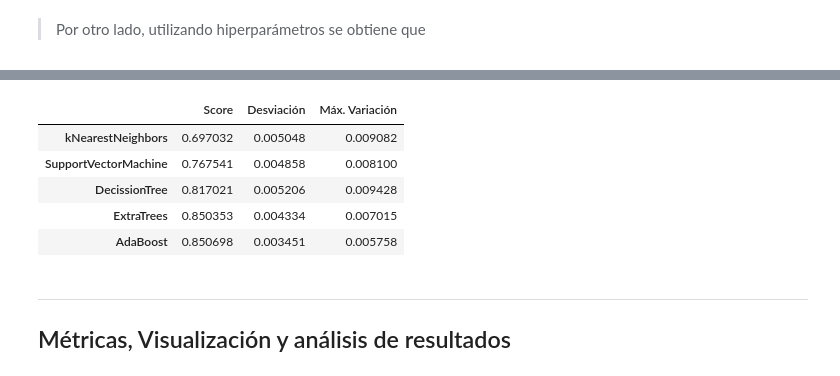
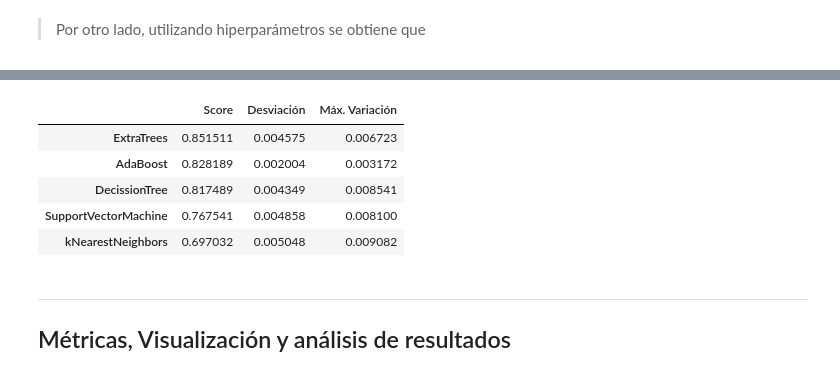
Before and after one commit to brunomb97/mat281-proyecto, a Jupyter notebook: resultados.ipynb, the cells around one changed output, grey strips where cells are left out. Saved outputs shown, nothing was run; the diff lists cells and outputs as text; code cells hidden in the pictures.

```diff
--- a/resultados.ipynb
+++ b/resultados.ipynb
@@ -739,12 +743,12 @@ Modelo: ET
 # %%
 name = 'AB'
 
-preab = AdaBoostClassifier(AdaBoostClassifier(ExtraTreesClassifier()))
+preab = DecisionTreeClassifier(criterion = 'entropy', max_depth=10)
 preab.fit(Xcl_train, ycl_train)
 
 PrePredicts[name] = preab.predict(Xcl_test)
 PreScoreStats[name] = preab.score(Xcl_test, ycl_test)
-PreCVStats[name] = csmStat(cross_val_model(AdaBoostClassifier(ExtraTreesClassifier()), Xcl, ycl))
+PreCVStats[name] = csmStat(cross_val_model(DecisionTreeClassifier(criterion = 'entropy', max_depth=10), Xcl, ycl))
 
 print(toString(name, PreScoreStats, PreCVStats))
 # %% [output]
@@ -758,8 +762,6 @@ Modelo: AB
 # %%
-abBestParams = best_params(AdaBoostClassifier(),
-                     {'base_estimator': [ExtraTreesClassifier().set_params(**etBestParams),
-                                         DecisionTreeClassifier().set_params(**dtBestParams)],
-                    'n_estimators': range(150, 280, 20)},
+abBestParams = best_params(AdaBoostClassifier(DecisionTreeClassifier(criterion = 'entropy', max_depth=10)),
+                     {'n_estimators': range(150, 280, 20)},
                      Xcl_train,
                      ycl_train,
                    v = 2)
@@ -854,21 +855,21 @@ dfPostScoreStats
 # %%
 dfPostCVStats = (pd.DataFrame.from_dict(PostCVStats,
                        orient='index',
                        columns=['Score', 'Desviación', 'Máx. Variación'])
              .rename({'ET': 'ExtraTrees',
                      'DT': 'DecissionTree',
                      'kNN': 'kNearestNeighbors',
                      'SVC': 'SupportVectorMachine',
                      'AB': 'AdaBoost'})
-             .sort_values(by='Score', ascending=True))
+             .sort_values(by='Score', ascending=False))
 dfPostCVStats
 # %% [output]
 |  | Score | Desviación | Máx. Variación |
+| ExtraTrees | 0.851511 | 0.004575 | 0.006723 |
+| AdaBoost | 0.828189 | 0.002004 | 0.003172 |
+| DecissionTree | 0.817489 | 0.004349 | 0.008541 |
+| SupportVectorMachine | 0.767541 | 0.004858 | 0.008100 |
 | kNearestNeighbors | 0.697032 | 0.005048 | 0.009082 |
-| SupportVectorMachine | 0.767541 | 0.004858 | 0.008100 |
-| DecissionTree | 0.817021 | 0.005206 | 0.009428 |
-| ExtraTrees | 0.850353 | 0.004334 | 0.007015 |
-| AdaBoost | 0.850698 | 0.003451 | 0.005758 |
 # %% [markdown]
 ---
 
```
Also changed, not shown: parts of 30 cells of this notebook.
